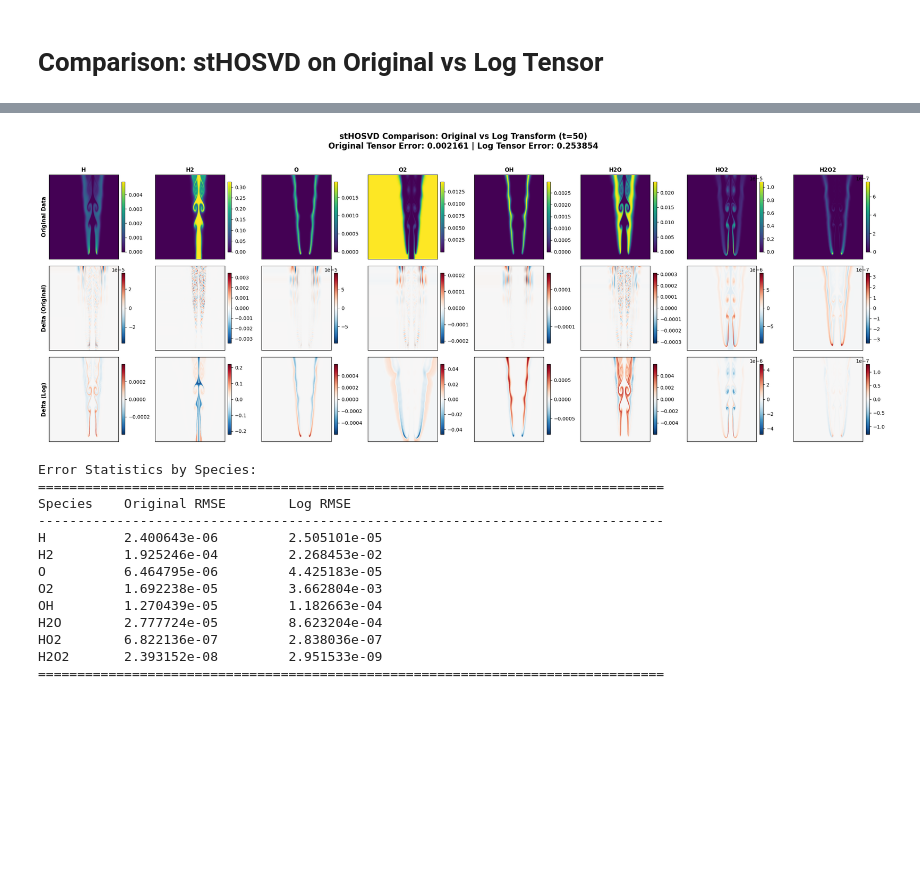
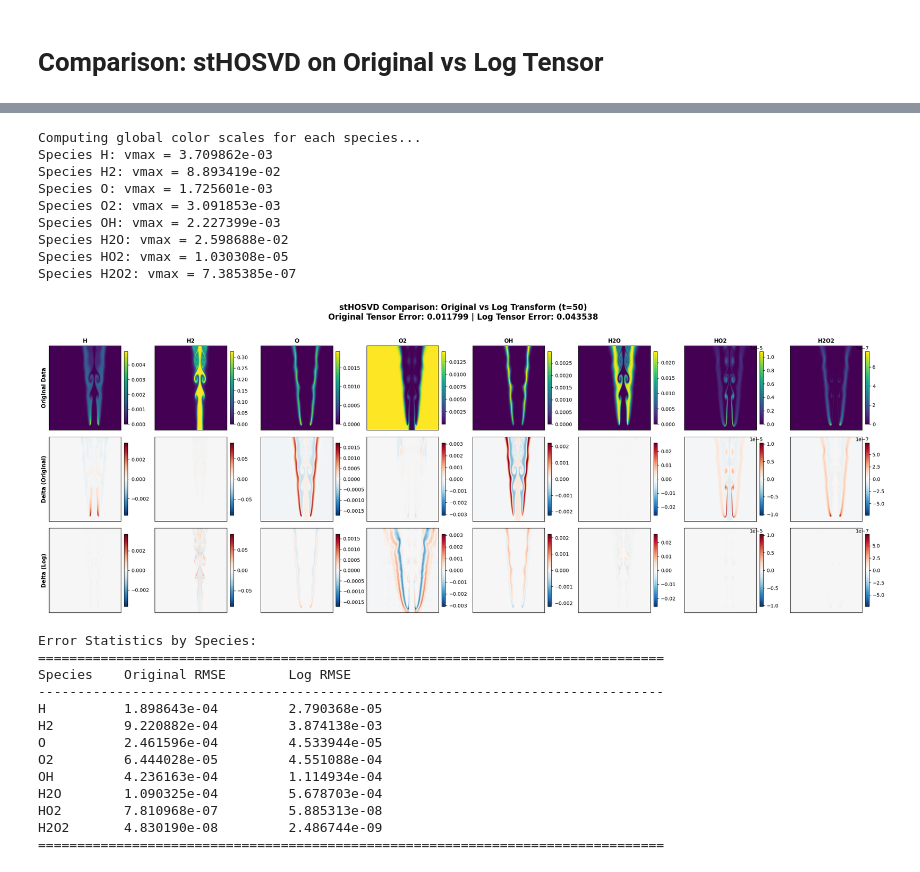
Before and after one commit to Isi2000/LOW-COST-HOSVD, a Jupyter notebook: math_HOSVD.ipynb, the cells around one changed output, grey strips where cells are left out. Saved outputs shown, nothing was run; the diff lists cells and outputs as text; code cells hidden in the pictures; blank space fills up the shorter version.

```diff
--- a/math_HOSVD.ipynb
+++ b/math_HOSVD.ipynb
@@ -603,7 +240,7 @@ for mode in range(current_tensor_log.ndim):
     eigenvalues = eigenvalues[idx]
     eigenvectors = eigenvectors[:, idx]
 
-    trunc_idx = truncation_indices[mode]
+    trunc_idx = select_rank_by_ratio(eigenvalues, 0.999)
     print(f"Mode {mode}: rank = {trunc_idx}")
     U_trunc = eigenvectors[:, :trunc_idx].real
     current_tensor_log = tl.tenalg.mode_dot(current_tensor_log, U_trunc.T, mode)
@@ -738,6 +415,19 @@ Log tensor - Max error: 2.921892e-02, Mean error: 1.710811e-05
 # Create 3x8 subplot visualization for all species at time step 0
 time_idx = 50
 n_species = 8
+
+# Pre-compute global color scales for each species across all timesteps
+print("Computing global color scales for each species...")
+vmax_per_species = []
+for species_idx in range(n_species):
+    # Compute deltas for all timesteps
+    delta_orig_all = tensor_combustion[:, :, species_idx, :] - reconstruction_st_orig[:, :, species_idx, :]
+    delta_log_all = tensor_combustion[:, :, species_idx, :] - reconstruction_st_log[:, :, species_idx, :]
+
+    # Get the max absolute value across both deltas and all timesteps
+    vmax = max(np.max(np.abs(delta_orig_all)), np.max(np.abs(delta_log_all)))
+    vmax_per_species.append(vmax)
+    print(f"Species {species_names[species_idx]}: vmax = {vmax:.6e}")
 
 fig, axes = plt.subplots(3, n_species, figsize=(24, 9))
 
@@ -756,6 +446,9 @@ for species_idx in range(n_species):
     delta_orig = original - reconstructed_orig
     delta_log = original - reconstructed_log
 
+    # Use pre-computed global vmax for this species
+    vmax = vmax_per_species[species_idx]
+
     # Row 1: Original data
     ax1 = axes[0, species_idx]
     im1 = ax1.imshow(original, cmap='viridis', aspect='auto', origin='lower')
@@ -768,9 +461,8 @@ for species_idx in range(n_species):
 
     # Row 2: Delta (original - reconstructed from original tensor)
     ax2 = axes[1, species_idx]
-    vmax_orig = np.max(np.abs(delta_orig))
     im2 = ax2.imshow(delta_orig, cmap='RdBu_r', aspect='auto', origin='lower',
-                     vmin=-vmax_orig, vmax=vmax_orig)
+                     vmin=-vmax, vmax=vmax)
     if species_idx == 0:
         ax2.set_ylabel('Delta (Original)', fontsize=11, fontweight='bold')
     ax2.set_xticks([])
@@ -778,49 +470,57 @@ for species_idx in range(n_species):
     plt.colorbar(im2, ax=ax2, fraction=0.046, pad=0.04)
 
     # Row 3: Delta (original - reconstructed from log tensor)
     ax3 = axes[2, species_idx]
-    vmax_log = np.max(np.abs(delta_log))
     im3 = ax3.imshow(delta_log, cmap='RdBu_r', aspect='auto', origin='lower',
-                     vmin=-vmax_log, vmax=vmax_log)
+                     vmin=-vmax, vmax=vmax)
     if species_idx == 0:
         ax3.set_ylabel('Delta (Log)', fontsize=11, fontweight='bold')
     ax3.set_xticks([])
     ax3.set_yticks([])
     plt.colorbar(im3, ax=ax3, fraction=0.046, pad=0.04)
 
 plt.tight_layout(rect=[0, 0, 1, 0.96])
 plt.show()
 
 # Print statistics for each species
 print("\nError Statistics by Species:")
 print("="*80)
 print(f"{'Species':<10} {'Original RMSE':<20} {'Log RMSE':<20}")
 print("-"*80)
 for species_idx in range(n_species):
     orig_slice = tensor_combustion[:, :, species_idx, :]
     recon_orig_slice = reconstruction_st_orig[:, :, species_idx, :]
     recon_log_slice = reconstruction_st_log[:, :, species_idx, :]
 
     rmse_orig = np.sqrt(np.mean((orig_slice - recon_orig_slice)**2))
     rmse_log = np.sqrt(np.mean((orig_slice - recon_log_slice)**2))
 
     print(f"{species_names[species_idx]:<10} {rmse_orig:<20.6e} {rmse_log:<20.6e}")
 print("="*80)
 # %% [output]
+Computing global color scales for each species...
+Species H: vmax = 3.709862e-03
+Species H2: vmax = 8.893419e-02
+Species O: vmax = 1.725601e-03
+Species O2: vmax = 3.091853e-03
+Species OH: vmax = 2.227399e-03
+Species H2O: vmax = 2.598688e-02
+Species HO2: vmax = 1.030308e-05
+Species H2O2: vmax = 7.385385e-07
-[figure, old version]
+[figure, new version]
-Error Statistics by Species:
-================================================================================
-Species    Original RMSE        Log RMSE
---------------------------------------------------------------------------------
-H          2.400643e-06         2.505101e-05
-H2         1.925246e-04         2.268453e-02
-O          6.464795e-06         4.425183e-05
-O2         1.692238e-05         3.662804e-03
-OH         1.270439e-05         1.182663e-04
-H2O        2.777724e-05         8.623204e-04
-HO2        6.822136e-07         2.838036e-07
-H2O2       2.393152e-08         2.951533e-09
-================================================================================
+Error Statistics by Species:
+================================================================================
+Species    Original RMSE        Log RMSE
+--------------------------------------------------------------------------------
+H          1.898643e-04         2.790368e-05
+H2         9.220882e-04         3.874138e-03
+O          2.461596e-04         4.533944e-05
+O2         6.444028e-05         4.551088e-04
+OH         4.236163e-04         1.114934e-04
+H2O        1.090325e-04         5.678703e-04
+HO2        7.810968e-07         5.885313e-08
+H2O2       4.830190e-08         2.486744e-09
+================================================================================
 # %%
 # Create animated GIF showing all time steps
 from matplotlib.animation import FuncAnimation, PillowWriter
```
Also changed, not shown: parts of 14 cells of this notebook, 5 other files.
